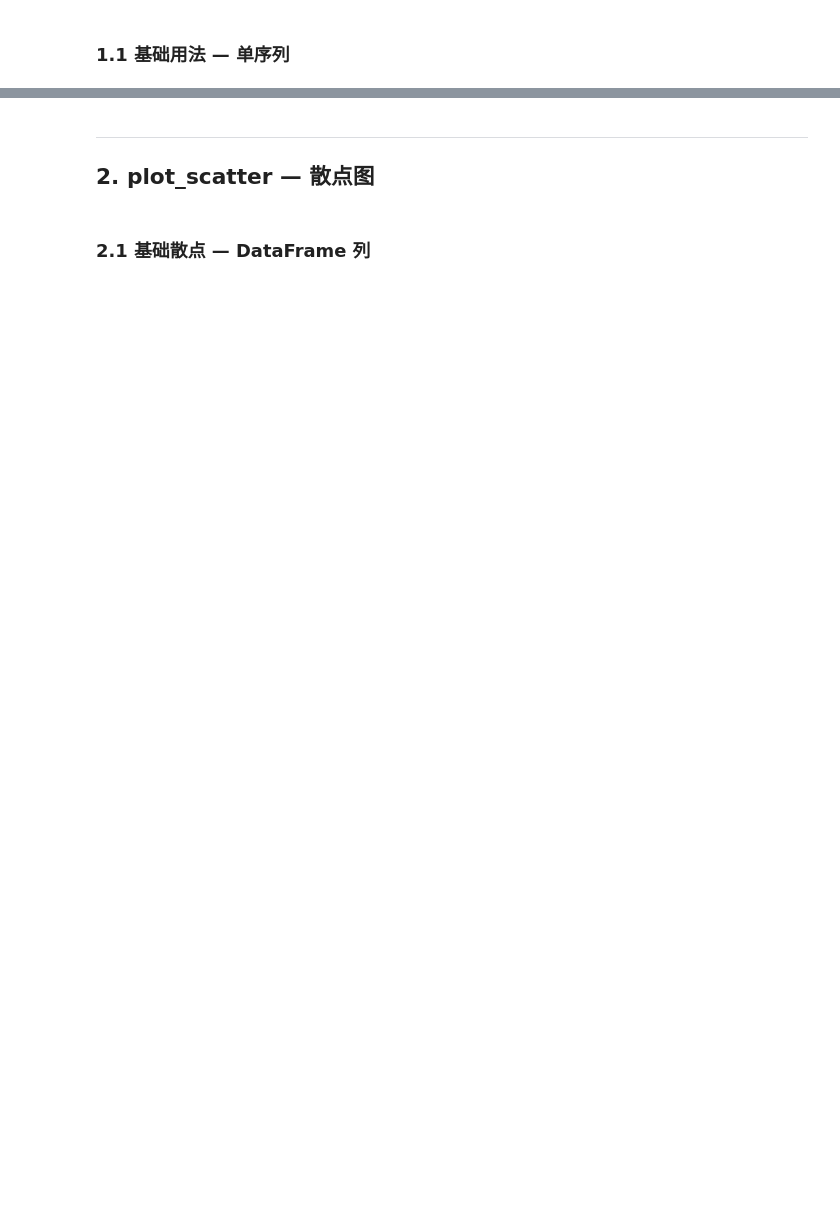
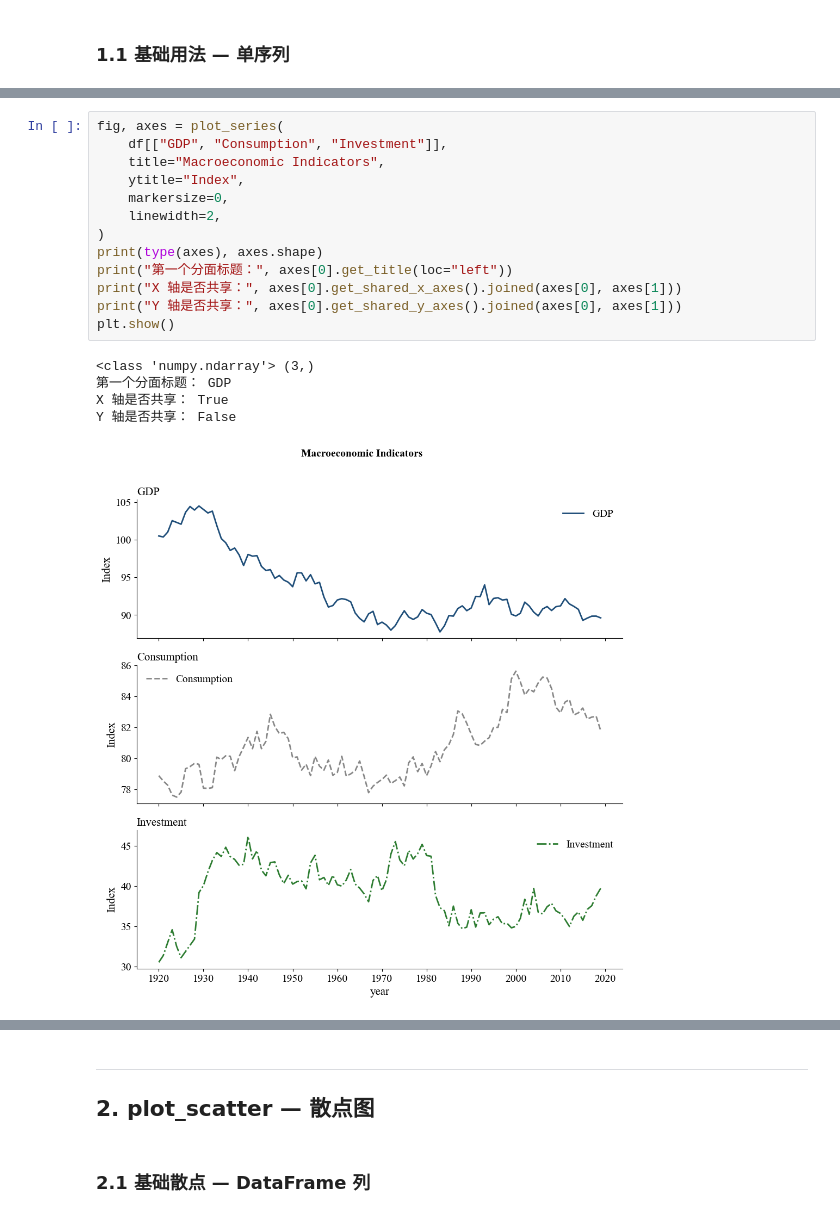
Before and after one commit to BichengNiu/Ts, a Jupyter notebook: TsPlots/demo.ipynb, the cells around one changed output, grey strips where cells are left out. Saved outputs shown, nothing was run; the diff lists cells and outputs as text; blank space fills up the shorter version.

Commit message:
增加plot_series多轴显示功能

```diff
--- a/TsPlots/demo.ipynb
+++ b/TsPlots/demo.ipynb
@@ -38,0 +63,19 @@ plt.show()
+# %%
+fig, axes = plot_series(
+    df[["GDP", "Consumption", "Investment"]],
+    title="Macroeconomic Indicators",
+    ytitle="Index",
+    markersize=0,
+    linewidth=2,
+)
+print(type(axes), axes.shape)
+print("第一个分面标题：", axes[0].get_title(loc="left"))
+print("X 轴是否共享：", axes[0].get_shared_x_axes().joined(axes[0], axes[1]))
+print("Y 轴是否共享：", axes[0].get_shared_y_axes().joined(axes[0], axes[1]))
+plt.show()
+# %% [output]
+<class 'numpy.ndarray'> (3,)
+第一个分面标题： GDP
+X 轴是否共享： True
+Y 轴是否共享： False
+[figure, added]
```
Also changed, not shown: parts of 38 cells of this notebook, 11 other files.
